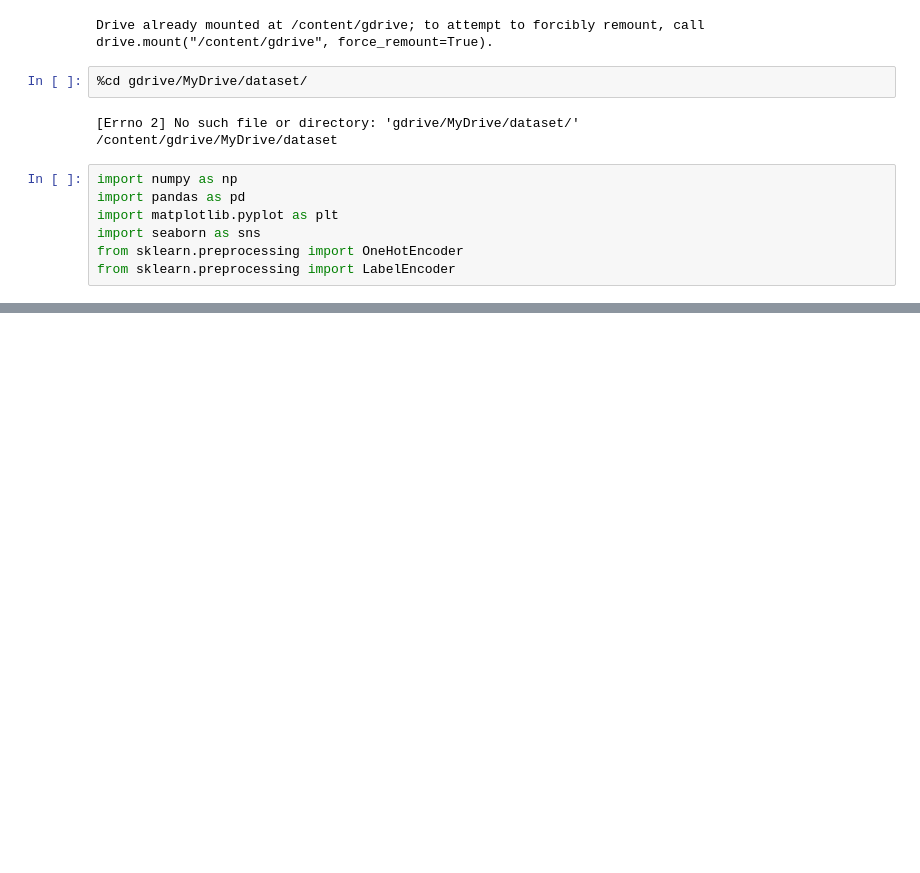
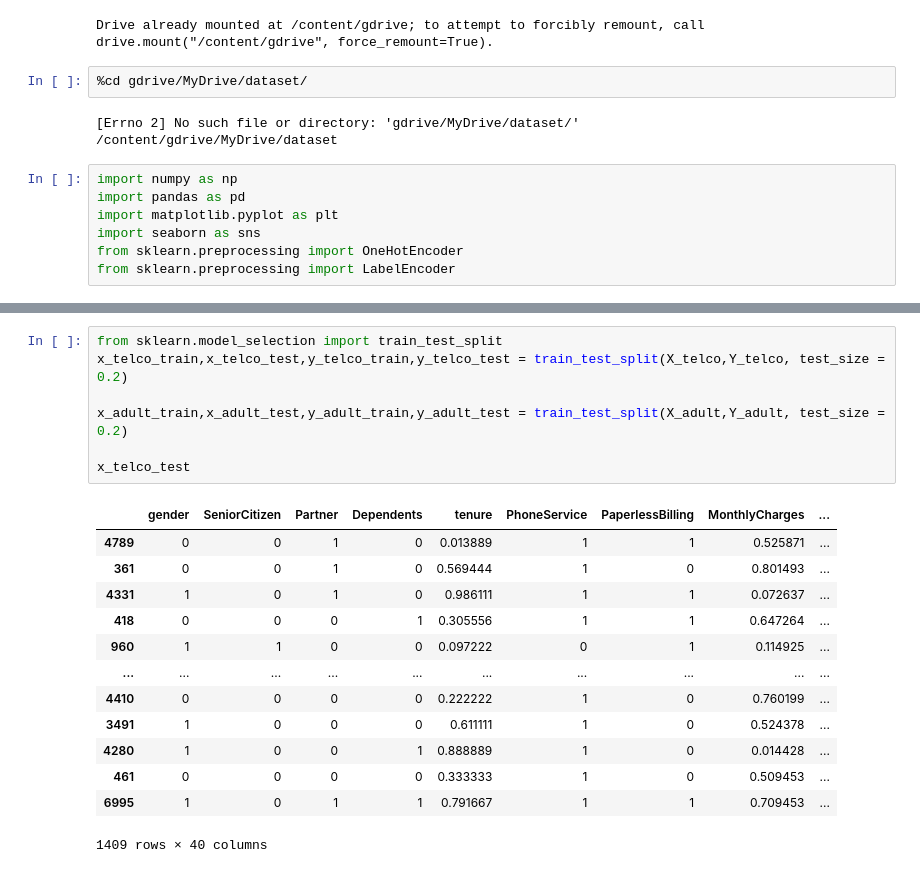
Before and after one commit to pauljainta/Machine-Learning-Project-Adaboost-, a Jupyter notebook: 1605022.ipynb, the cells around one changed output, grey strips where cells are left out. Drawn from its saved outputs; the diff is of its cells as text; blank space fills up the shorter version.

```diff
--- a/1605022.ipynb
+++ b/1605022.ipynb
@@ -123,0 +156,21 @@ adult_dataset.head(5)
+# %%
+from sklearn.model_selection import train_test_split
+x_telco_train,x_telco_test,y_telco_train,y_telco_test = train_test_split(X_telco,Y_telco, test_size = 0.2)
+
+x_adult_train,x_adult_test,y_adult_train,y_adult_test = train_test_split(X_adult,Y_adult, test_size = 0.2)
+
+x_telco_test
+# %% [output]
+|  | gender | SeniorCitizen | Partner | Dependents | tenure | PhoneService | PaperlessBilling | MonthlyCharges | ... |
+| 4789 | 0 | 0 | 1 | 0 | 0.013889 | 1 | 1 | 0.525871 | ... |
+| 361 | 0 | 0 | 1 | 0 | 0.569444 | 1 | 0 | 0.801493 | ... |
+| 4331 | 1 | 0 | 1 | 0 | 0.986111 | 1 | 1 | 0.072637 | ... |
+| 418 | 0 | 0 | 0 | 1 | 0.305556 | 1 | 1 | 0.647264 | ... |
+| 960 | 1 | 1 | 0 | 0 | 0.097222 | 0 | 1 | 0.114925 | ... |
+| ... | ... | ... | ... | ... | ... | ... | ... | ... | ... |
+| 4410 | 0 | 0 | 0 | 0 | 0.222222 | 1 | 0 | 0.760199 | ... |
+| 3491 | 1 | 0 | 0 | 0 | 0.611111 | 1 | 0 | 0.524378 | ... |
+| 4280 | 1 | 0 | 0 | 1 | 0.888889 | 1 | 0 | 0.014428 | ... |
+| 461 | 0 | 0 | 0 | 0 | 0.333333 | 1 | 0 | 0.509453 | ... |
+| 6995 | 1 | 0 | 1 | 1 | 0.791667 | 1 | 1 | 0.709453 | ... |
+1409 rows × 40 columns
```
Also changed, not shown: parts of 16 cells of this notebook.
